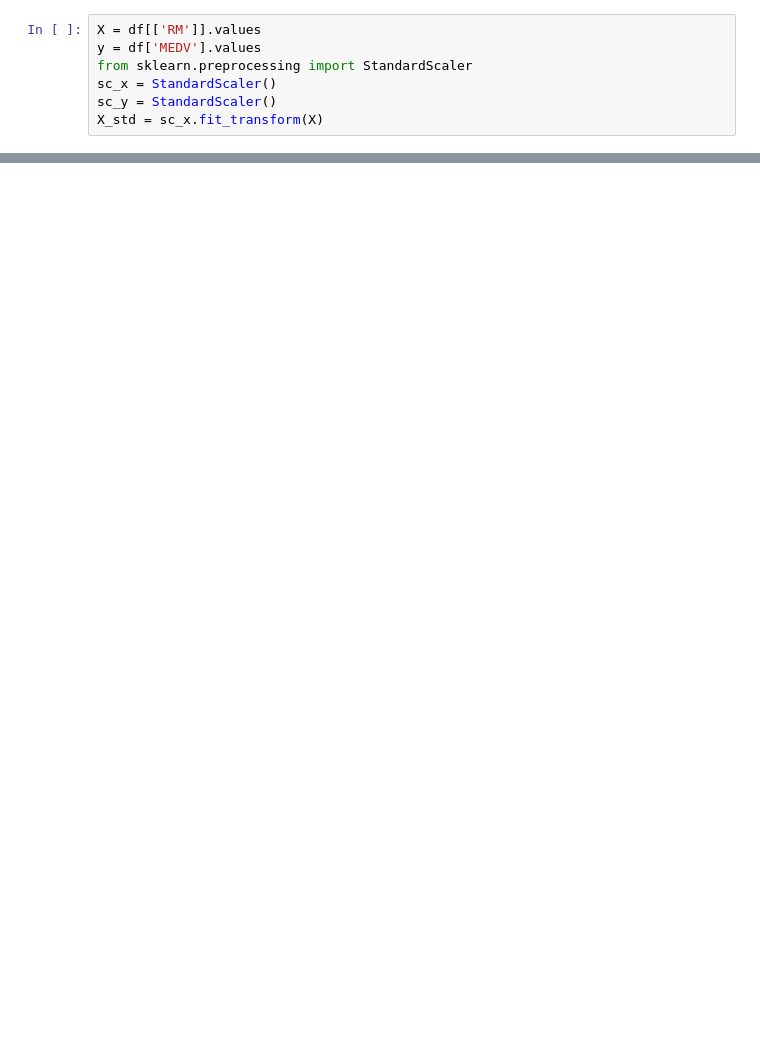
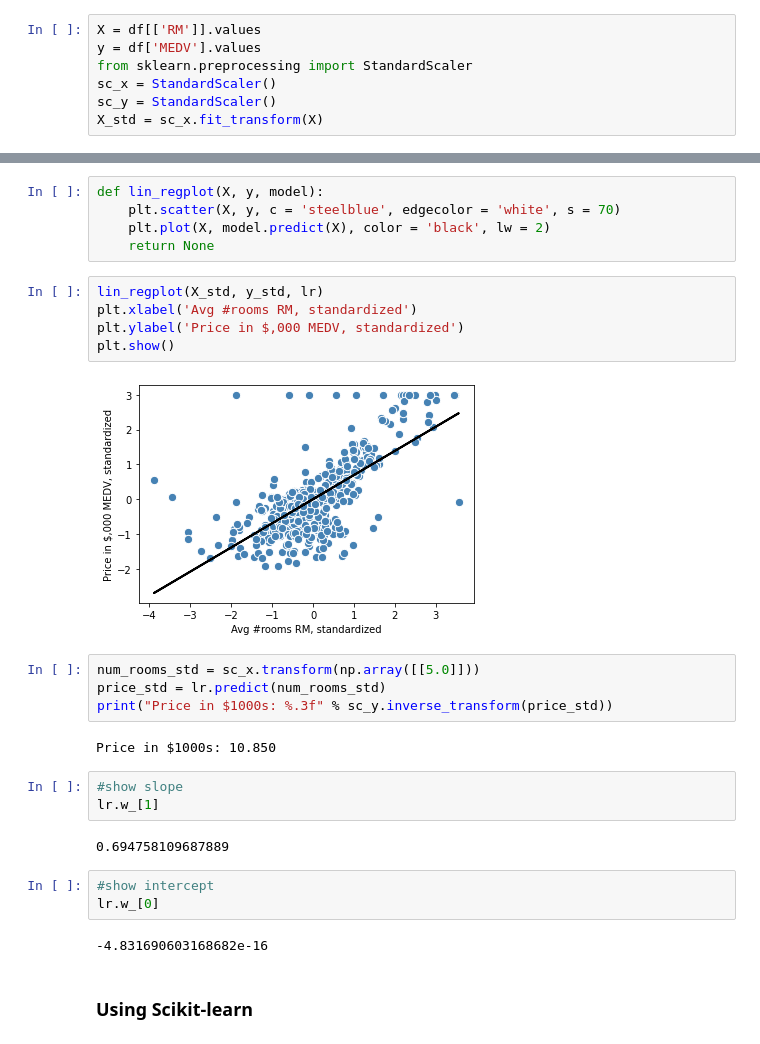
Before and after one commit to mahmadza/gradatim_ferociter, a Jupyter notebook: SebastianRaschkaBook/Regression.ipynb, the cells around one changed output, grey strips where cells are left out. Saved outputs shown, nothing was run; the diff lists cells and outputs as text; blank space fills up the shorter version.

```diff
--- a/SebastianRaschkaBook/Regression.ipynb
+++ b/SebastianRaschkaBook/Regression.ipynb
@@ -51,0 +90,30 @@ X_std = sc_x.fit_transform(X)
+# %%
+def lin_regplot(X, y, model):
+    plt.scatter(X, y, c = 'steelblue', edgecolor = 'white', s = 70)
+    plt.plot(X, model.predict(X), color = 'black', lw = 2)
+    return None
+# %%
+lin_regplot(X_std, y_std, lr)
+plt.xlabel('Avg #rooms RM, standardized')
+plt.ylabel('Price in $,000 MEDV, standardized')
+plt.show()
+# %% [output]
+[figure, added]
+# %%
+num_rooms_std = sc_x.transform(np.array([[5.0]]))
+price_std = lr.predict(num_rooms_std)
+print("Price in $1000s: %.3f" % sc_y.inverse_transform(price_std))
+# %% [output]
+Price in $1000s: 10.850
+# %%
+#show slope
+lr.w_[1]
+# %% [output]
+0.694758109687889
+# %%
+#show intercept
+lr.w_[0]
+# %% [output]
+-4.831690603168682e-16
+# %% [markdown]
+### Using Scikit-learn
```
Also changed, not shown: parts of 10 cells of this notebook.
